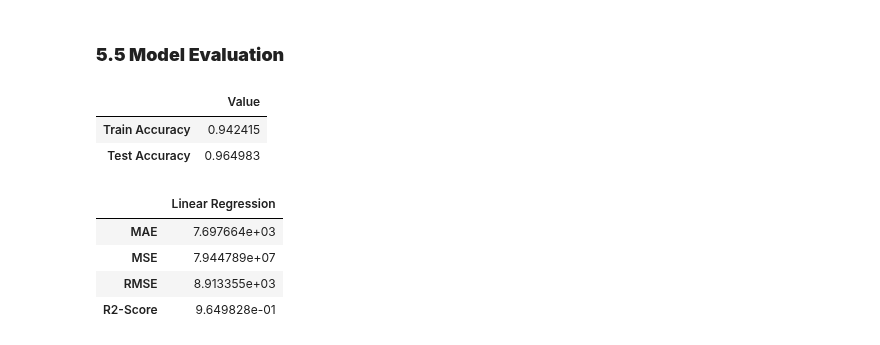
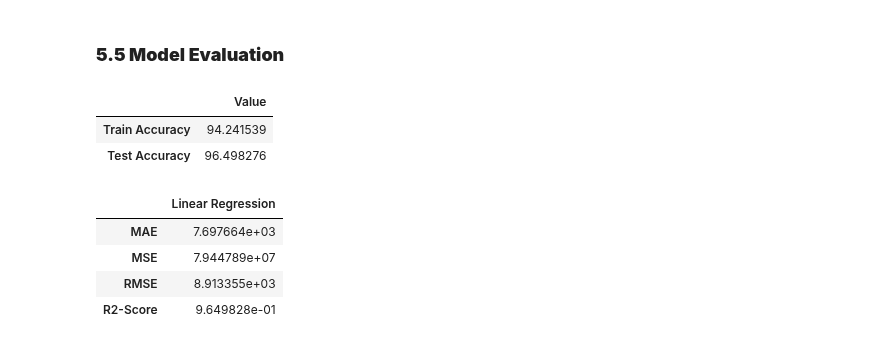
Before and after one commit to SwagAbyss/SwagML, a Jupyter notebook: Assignments/50_startups/50startups.ipynb, the cells around one changed output. Saved outputs shown, nothing was run; the diff lists cells and outputs as text; code cells hidden in the pictures.

```diff
--- a/Assignments/50_startups/50startups.ipynb
+++ b/Assignments/50_startups/50startups.ipynb
@@ -338,8 +338,8 @@ xtest = scale.transform(xtest)
 ### __5.4 Train the Model__
 # %%
 from sklearn.linear_model import LinearRegression
-linear_reg = LinearRegression()
-linear_reg.fit(xtrain, ytrain)
+model = LinearRegression()
+model.fit(xtrain, ytrain)
 # %% [output]
 LinearRegression()
 # %%
@@ -358,14 +358,14 @@ pd.DataFrame(
 # %% [markdown]
 ### __5.5 Model Evaluation__
 # %%
-trainacc = linear_reg.score(xtrain, ytrain)
-testacc = linear_reg.score(xtest, ytest)
+trainacc = model.score(xtrain, ytrain)
+testacc = model.score(xtest, ytest)
 
-pd.DataFrame([trainacc, testacc], index=['Train Accuracy', 'Test Accuracy'], columns=['Value'])
+pd.DataFrame([trainacc*100, testacc*100], index=['Train Accuracy', 'Test Accuracy'], columns=['Value'])
 # %% [output]
 |  | Value |
-| Train Accuracy | 0.942415 |
-| Test Accuracy | 0.964983 |
+| Train Accuracy | 94.241539 |
+| Test Accuracy | 96.498276 |
 # %%
 from sklearn import metrics
 def model_evaluation(model, xtest, ytest, model_name):
```
Also changed, not shown: parts of 8 cells of this notebook, 1 other file.
